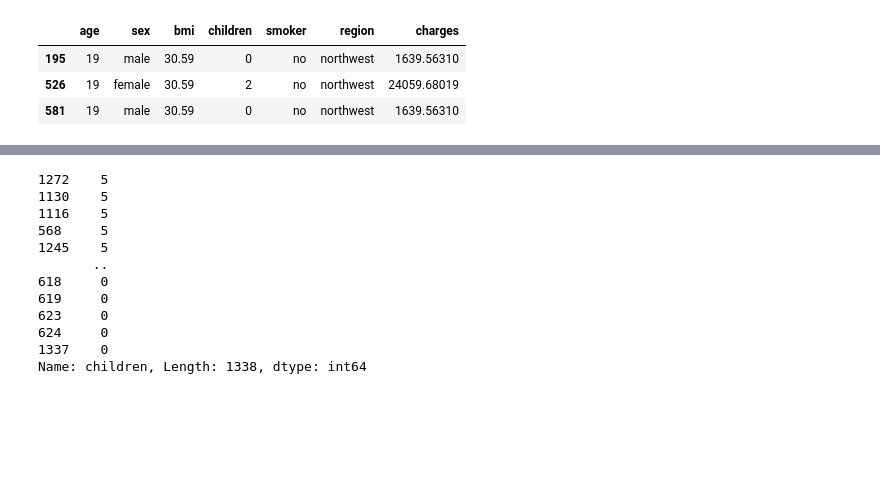
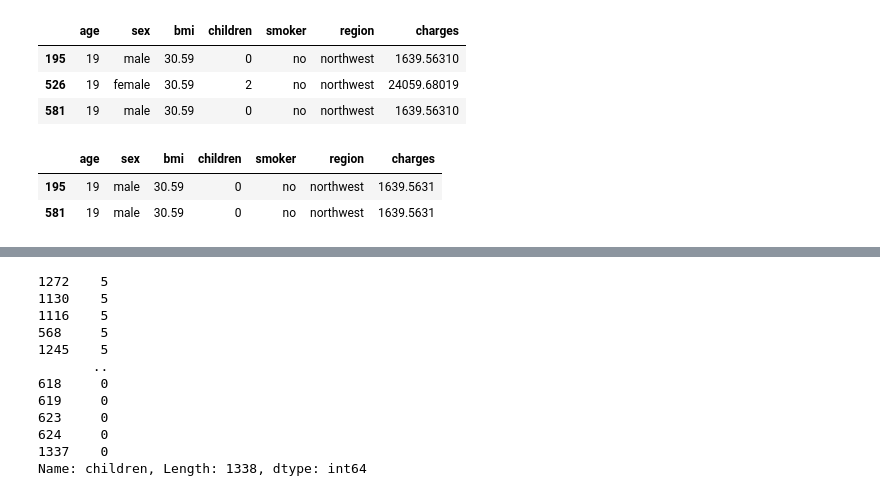
Before and after one commit to StevenDelval/Predire-une-prime-d-assurance-grace-l-IA, a Jupyter notebook: visualisation.ipynb, the cells around one changed output, grey strips where cells are left out. Cells and saved outputs as stored; diff of their text form; code cells hidden in the pictures; blank space fills up the shorter version.

```diff
--- a/visualisation.ipynb
+++ b/visualisation.ipynb
@@ -40,3 +51,9 @@ df[(df["age"]==19 ) & (df["bmi"]==30.59)]
 | 195 | 19 | male | 30.59 | 0 | no | northwest | 1639.56310 |
 | 526 | 19 | female | 30.59 | 2 | no | northwest | 24059.68019 |
 | 581 | 19 | male | 30.59 | 0 | no | northwest | 1639.56310 |
+# %%
+df.loc[df.duplicated(keep=False),:]
+# %% [output]
+|  | age | sex | bmi | children | smoker | region | charges |
+| 195 | 19 | male | 30.59 | 0 | no | northwest | 1639.5631 |
+| 581 | 19 | male | 30.59 | 0 | no | northwest | 1639.5631 |
```
Also changed, not shown: parts of 12 cells of this notebook, 2 other files.
